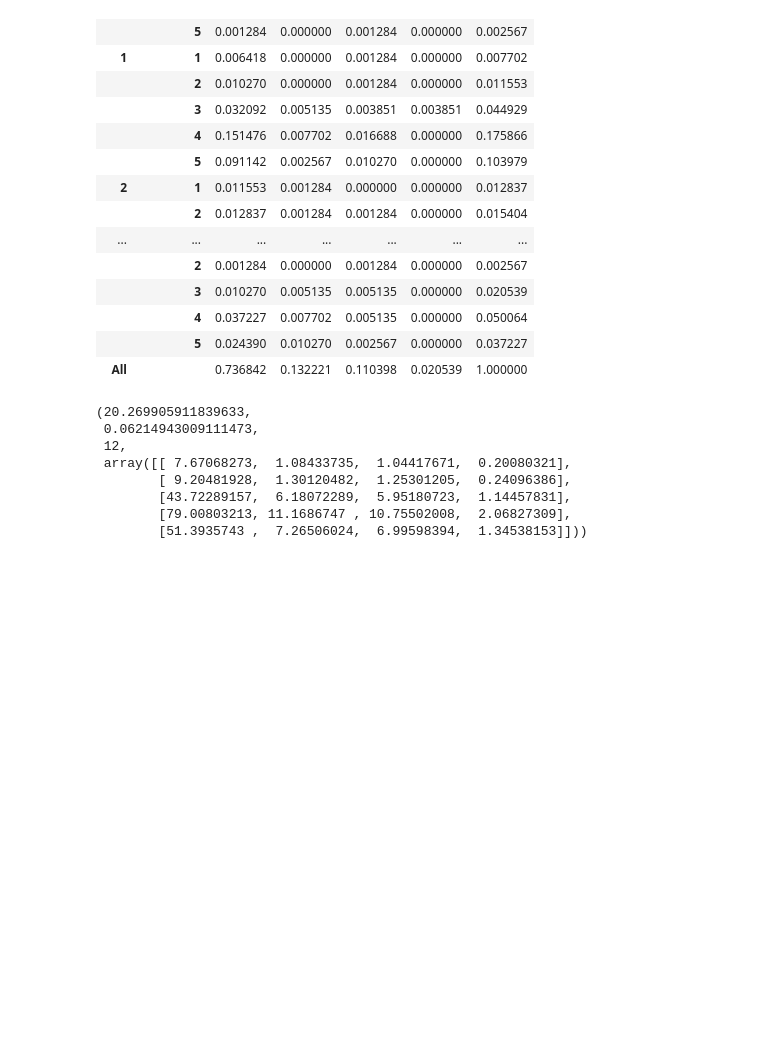
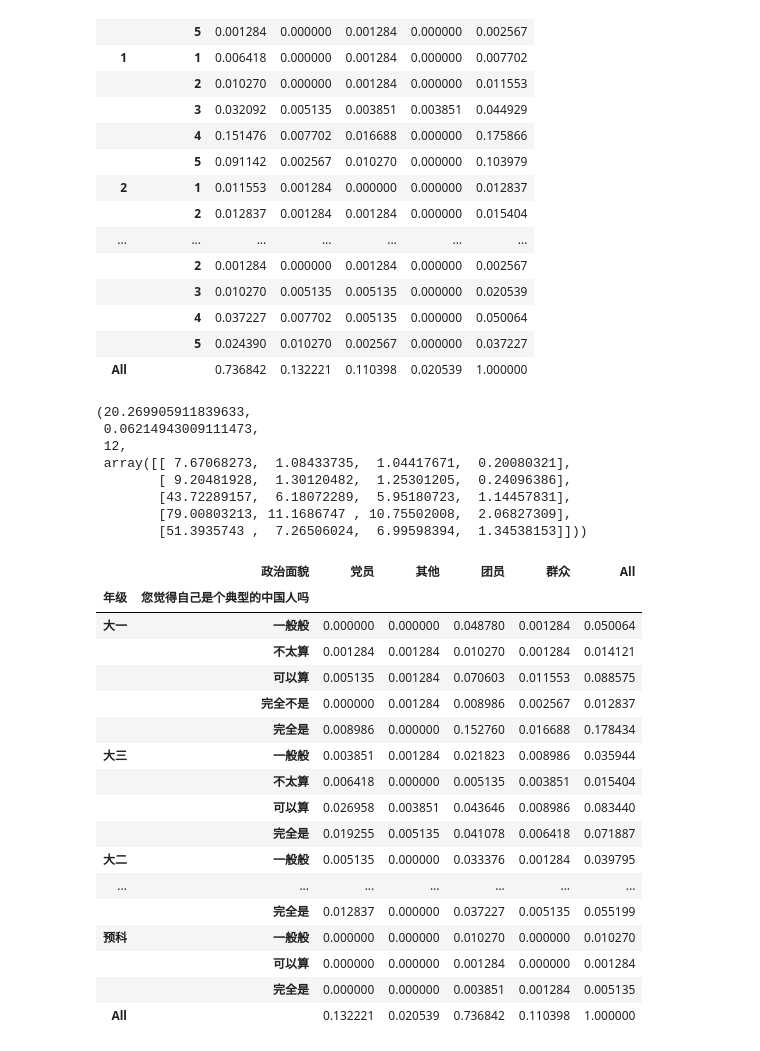
Before and after one commit to 1223351431/AnnCLOUDS, a Jupyter notebook: 16-多变量数据分析.ipynb, the cells around one changed output. Drawn from its saved outputs; the diff is of its cells as text; code cells hidden in the pictures; blank space fills up the shorter version.

```diff
--- a/16-多变量数据分析.ipynb
+++ b/16-多变量数据分析.ipynb
@@ -52,3 +52,29 @@ chi2_grade, p_grade, dof_grade, expected_grade[:10]  # 展示期望频次的前1
         [43.72289157,  6.18072289,  5.95180723,  1.14457831],
         [79.00803213, 11.1686747 , 10.75502008,  2.06827309],
         [51.3935743 ,  7.26506024,  6.99598394,  1.34538153]]))
+# %%
+import pandas as pd
+df_spss = pd.read_spss(R'C:\Users\Administrator\Desktop\AnnCLOUDS\data\国家认同数据清理后.sav')
+cross_tab = pd.crosstab(index=[df_spss['年级'], df_spss['您觉得自己是个典型的中国人吗']],
+                        columns=df_spss['政治面貌'],
+                        margins=True,normalize = True)
+cross_tab
+# %% [output]
+|  | 政治面貌 | 党员 | 其他 | 团员 | 群众 | All |
+| 年级 | 您觉得自己是个典型的中国人吗 |  |  |  |  |  |
+| 大一 | 一般般 | 0.000000 | 0.000000 | 0.048780 | 0.001284 | 0.050064 |
+|  | 不太算 | 0.001284 | 0.001284 | 0.010270 | 0.001284 | 0.014121 |
+|  | 可以算 | 0.005135 | 0.001284 | 0.070603 | 0.011553 | 0.088575 |
+|  | 完全不是 | 0.000000 | 0.001284 | 0.008986 | 0.002567 | 0.012837 |
+|  | 完全是 | 0.008986 | 0.000000 | 0.152760 | 0.016688 | 0.178434 |
+| 大三 | 一般般 | 0.003851 | 0.001284 | 0.021823 | 0.008986 | 0.035944 |
+|  | 不太算 | 0.006418 | 0.000000 | 0.005135 | 0.003851 | 0.015404 |
+|  | 可以算 | 0.026958 | 0.003851 | 0.043646 | 0.008986 | 0.083440 |
+|  | 完全是 | 0.019255 | 0.005135 | 0.041078 | 0.006418 | 0.071887 |
+| 大二 | 一般般 | 0.005135 | 0.000000 | 0.033376 | 0.001284 | 0.039795 |
+| ... | ... | ... | ... | ... | ... | ... |
+|  | 完全是 | 0.012837 | 0.000000 | 0.037227 | 0.005135 | 0.055199 |
+| 预科 | 一般般 | 0.000000 | 0.000000 | 0.010270 | 0.000000 | 0.010270 |
+|  | 可以算 | 0.000000 | 0.000000 | 0.001284 | 0.000000 | 0.001284 |
+|  | 完全是 | 0.000000 | 0.000000 | 0.003851 | 0.001284 | 0.005135 |
+| All |  | 0.132221 | 0.020539 | 0.736842 | 0.110398 | 1.000000 |
```
Also changed, not shown: parts of 2 cells of this notebook, 1 other file.
